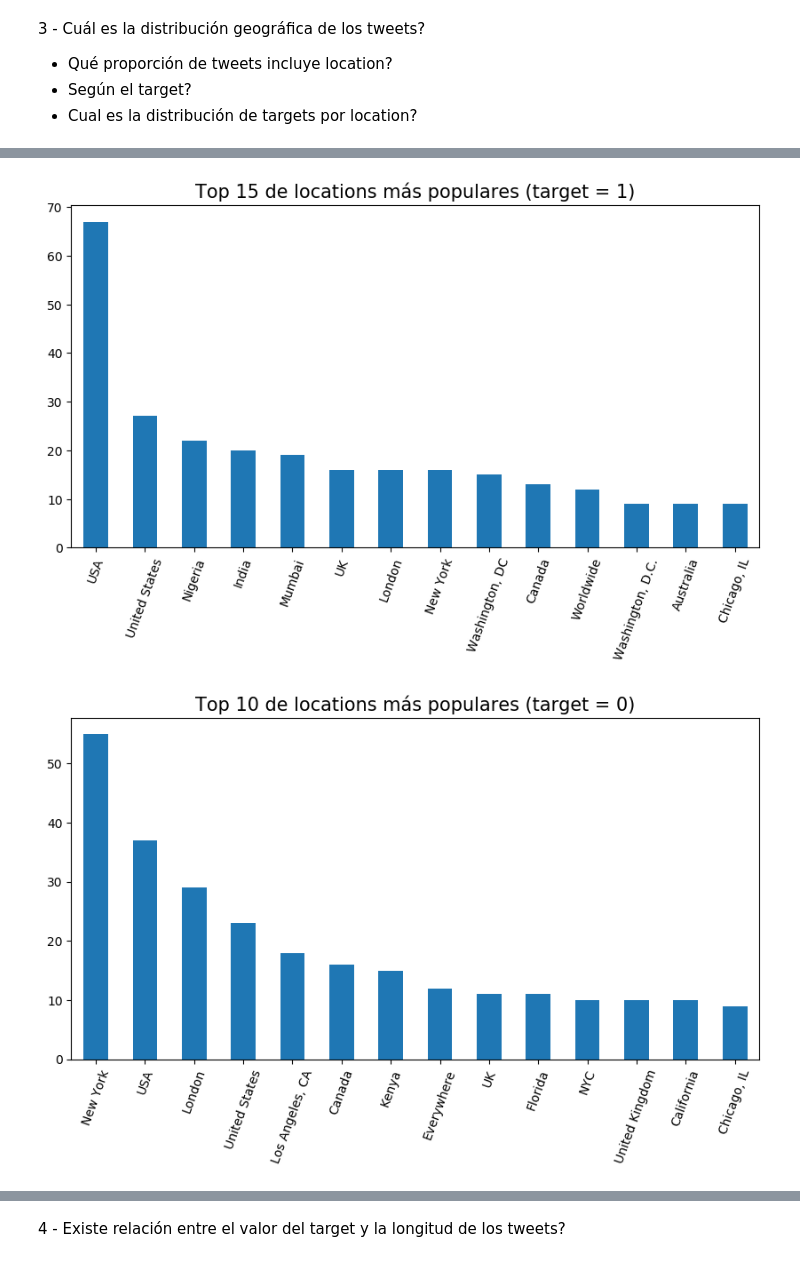
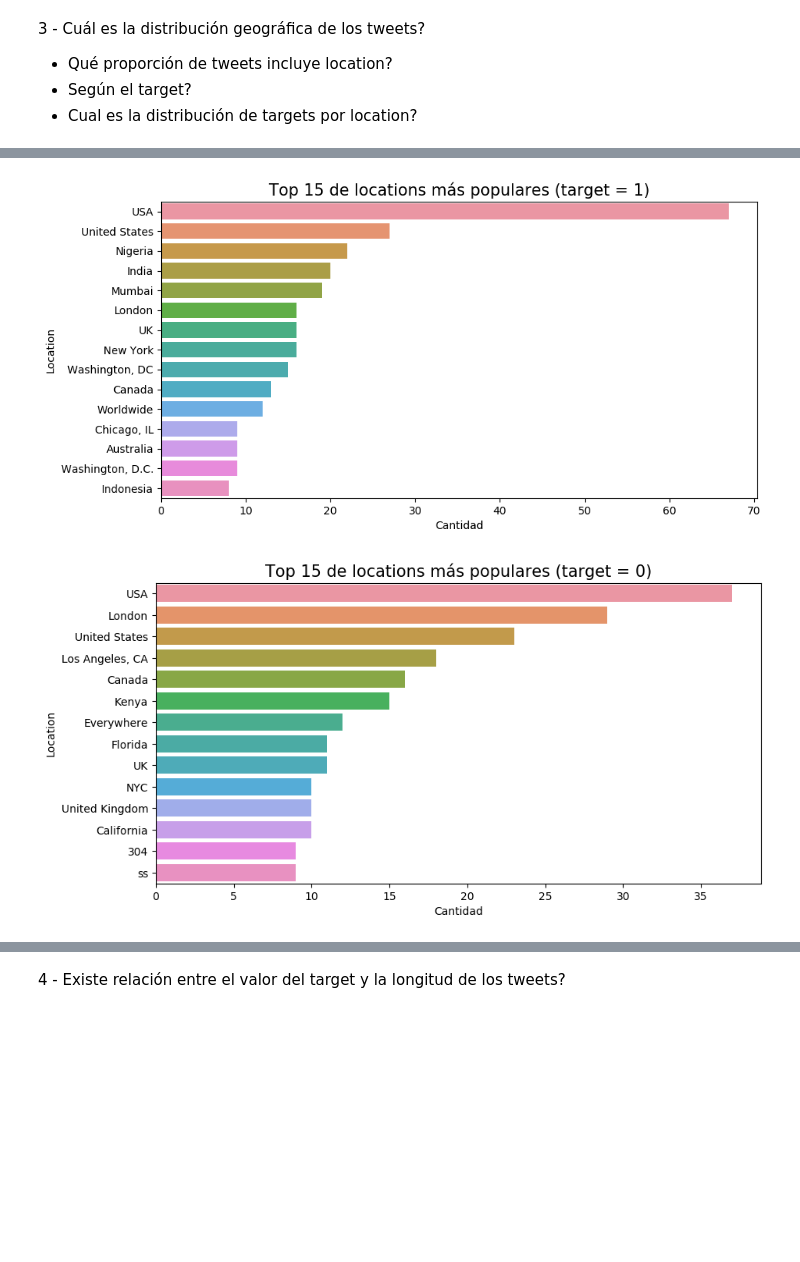
Before and after one commit to patopizzini/Organizacion_Datos_1C2020, a Jupyter notebook: TP1/TP1_JM.ipynb, the cells around one changed output, grey strips where cells are left out. Cells and saved outputs as stored; diff of their text form; code cells hidden in the pictures; blank space fills up the shorter version.

```diff
--- a/TP1/TP1_JM.ipynb
+++ b/TP1/TP1_JM.ipynb
@@ -130,12 +170,14 @@ plt.show()
 # %%
 #25 locations mas populares - sacamos el unknown, que es el mas popular
-tweets_top_locations = tweets['location'].value_counts().head(15)
-tweets_top_locations = tweets_top_locations.drop(tweets_top_locations.index[0])
+tweets_top_locations_df = tweets[tweets['location'] != 'Unknown']
+tweets_top_locations = tweets_top_locations_df['location'].value_counts().head(15)
 
-fig = plt.figure()
+fig = plt.figure(figsize=(10, 5))
 ax1 = fig.add_subplot()
 
-ax1 = tweets_top_locations.plot(kind='bar', figsize=(10, 5), rot=70);
+ax1 = sns.barplot(x=tweets_top_locations.values, y=tweets_top_locations.index)
+ax1.set_xlabel("Cantidad",fontsize=figure_axis_fs)
+ax1.set_ylabel("Location",fontsize=figure_axis_fs)
 ax1.set_title("Top 15 de locations más populares", fontsize=figure_sub_title_fs)
 plt.show()
 # %% [output]
@@ -143,30 +185,33 @@ plt.show()
 # %%
 #Mismo que anterior pero discriminado por target 1
 #25 locations mas populares - sacamos el unknown, que es el mas popular
-tweets_top_locations_1_df = tweets[tweets['target'] == 1]
+tweets_top_locations_1_df = tweets_top_locations_df[tweets_top_locations_df['target'] == 1]
 tweets_top_locations_1 = tweets_top_locations_1_df['location'].value_counts().head(15)
-tweets_top_locations_1 = tweets_top_locations_1.drop(tweets_top_locations_1.index[0])
 
-fig = plt.figure()
+fig = plt.figure(figsize=(10, 5))
 ax1 = fig.add_subplot()
 
-ax1 = tweets_top_locations_1.plot(kind='bar', figsize=(10, 5), rot=70);
+ax1 = sns.barplot(x=tweets_top_locations_1.values, y=tweets_top_locations_1.index)
+ax1.set_xlabel("Cantidad",fontsize=figure_axis_fs)
+ax1.set_ylabel("Location",fontsize=figure_axis_fs)
 ax1.set_title("Top 15 de locations más populares (target = 1)", fontsize=figure_sub_title_fs)
 plt.show()
 # %% [output]
-[figure, old version]
+[figure, new version]
 # %%
 #Mismo que anterior pero discriminado por target 0
 #25 locations mas populares - sacamos el unknown, que es el mas popular
-tweets_top_locations_0_df = tweets[tweets['target'] == 0]
+tweets_top_locations_0_df = tweets_top_locations_df[tweets_top_locations_df['target'] == 0]
 tweets_top_locations_0 = tweets_top_locations_0_df['location'].value_counts().head(15)
 tweets_top_locations_0 = tweets_top_locations_0.drop(tweets_top_locations_0.index[0])
 
-fig = plt.figure()
+fig = plt.figure(figsize=(10, 5))
 ax1 = fig.add_subplot()
 
-ax1 = tweets_top_locations_0.plot(kind='bar', figsize=(10, 5), rot=70);
-ax1.set_title("Top 10 de locations más populares (target = 0)", fontsize=figure_sub_title_fs)
+ax1 = sns.barplot(x=tweets_top_locations_0.values, y=tweets_top_locations_0.index)
+ax1.set_xlabel("Cantidad",fontsize=figure_axis_fs)
+ax1.set_ylabel("Location",fontsize=figure_axis_fs)
+ax1.set_title("Top 15 de locations más populares (target = 0)", fontsize=figure_sub_title_fs)
 plt.show()
 # %% [output]
-[figure, old version]
+[figure, new version]
```
Also changed, not shown: parts of 13 cells of this notebook.
